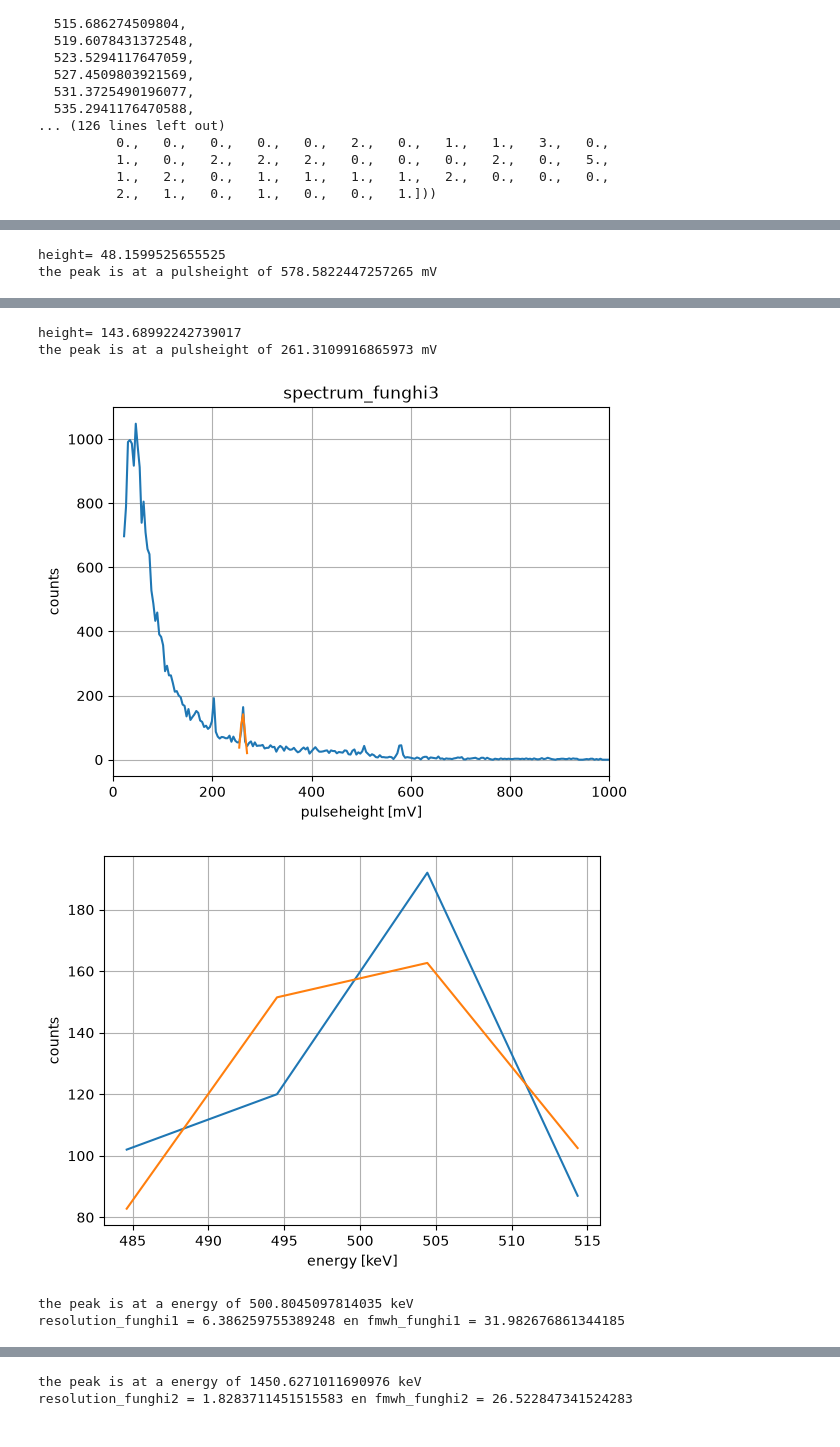
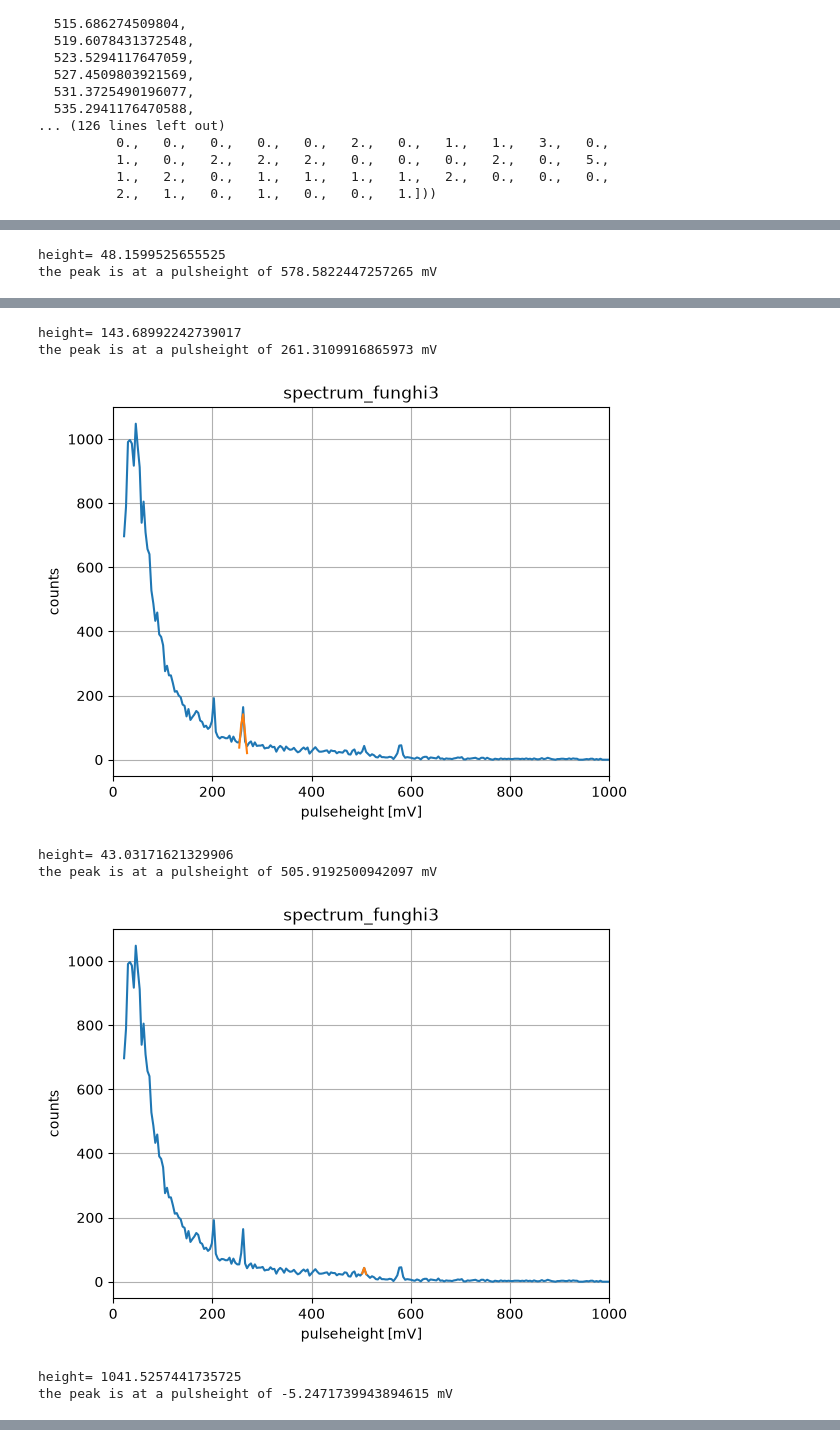
Before and after one commit to edwarddrenth/NSP2-particle-physics, a Jupyter notebook: fit.ipynb, the cells around one changed output, grey strips where cells are left out. Drawn from its saved outputs; the diff is of its cells as text; code cells hidden in the pictures.

```diff
--- a/fit.ipynb
+++ b/fit.ipynb
@@ -321,6 +321,14 @@ pulseheight_funghi3, std_funghi3, pulseheight_list_funghi3, counts_funghi3 = fit
     "spectrum_funghi3", 253, 270
 )
 
+pulseheight_funghi4, std_funghi4, pulseheight_list_funghi4, counts_funghi4 = fitten_pulseheight(
+    "spectrum_funghi3", 500, 513
+)
+
+
+pulseheight_funghi5, std_funghi5, pulseheight_list_funghi5, counts_funghi5 = fitten_pulseheight(
+    "spectrum_funghi3", 0, 1000
+)
 
 fmwh_funghi1, energy_funghi1 = fitten_Energy(pulseheight_list_funghi1, counts_funghi1, a, b)
 resolution_funghi1 = fmwh_funghi1 / energy_funghi1 * 100
@@ -331,37 +339,46 @@ resolution_funghi2 = fmwh_funghi2 / energy_funghi2 * 100
 print(f"resolution_funghi2 = {resolution_funghi2} en fmwh_funghi2 = {fmwh_funghi2}")
 
 fmwh_funghi3, energy_funghi3 = fitten_Energy(pulseheight_list_funghi3, counts_funghi3, a, b)
 resolution_funghi3 = fmwh_funghi3 / energy_funghi3 * 100
 print(f"resolution_funghi3 = {resolution_funghi3} en fmwh_funghi3 = {fmwh_funghi3}")
 
+fmwh_funghi4, energy_funghi4 = fitten_Energy(pulseheight_list_funghi4, counts_funghi4, a, b)
+resolution_funghi4 = fmwh_funghi4 / energy_funghi4 * 100
+print(f"resolution_funghi4 = {resolution_funghi4} en fmwh_funghi4 = {fmwh_funghi4}")
 
-pulseheight_funghi = np.array([ pulseheight_funghi1, pulseheight_funghi2, pulseheight_funghi3])
-pulseheight_funghi_std = np.array([std_funghi1, std_funghi2, std_funghi3])
+fmwh_funghi5, energy_funghi5 = fitten_Energy(pulseheight_list_funghi5, counts_funghi5, a, b)
+resolution_funghi5 = fmwh_funghi5 / energy_funghi5 * 100
+print(f"resolution_funghi5 = {resolution_funghi5} en fmwh_funghi4 = {fmwh_funghi5}")
 
-energy_funghi = np.array([energy_funghi1, energy_funghi2, energy_funghi3])
-Energy_funghi_std = [float(EnergyError(pulseheight_funghi1, std_funghi1)), float(EnergyError(pulseheight_funghi2, std_funghi2)), float(EnergyError(pulseheight_funghi3, std_funghi3))]
+pulseheight_funghi = np.array([ pulseheight_funghi1, pulseheight_funghi2, pulseheight_funghi3, pulseheight_funghi4, pulseheight_funghi5])
+pulseheight_funghi_std = np.array([std_funghi1, std_funghi2, std_funghi3, std_funghi4, std_funghi5])
+
+energy_funghi = np.array([energy_funghi1, energy_funghi2, energy_funghi3, energy_funghi4, energy_funghi5])
+Energy_funghi_std = [float(EnergyError(pulseheight_funghi1, std_funghi1)), float(EnergyError(pulseheight_funghi2, std_funghi2)), float(EnergyError(pulseheight_funghi3, std_funghi3)), float(EnergyError(pulseheight_funghi4, std_funghi4)), float(EnergyError(pulseheight_funghi5, std_funghi5))]
 
 print(Energy_funghi_std)
 
 plt.errorbar(pulseheight_funghi, energy_funghi, xerr = pulseheight_funghi_std, yerr= Energy_funghi_std, fmt= 'o' )
 plt.errorbar(pulseheight_array, Energy, xerr = pulseheight_std, fmt="o")
 plt.plot(x, y)
 plt.xlabel("pulseheight (mV)")
 plt.ylabel("energy (keV)")
 plt.xlim(0, 800)
 plt.ylim(0, 2000)
 plt.grid(True)
 plt.show()
 # %% [output]
 height= 168.59831366112232
 the peak is at a pulsheight of 201.57008740552317 mV
 [figure]
 height= 48.1599525655525
 the peak is at a pulsheight of 578.5822447257265 mV
 [figure]
 height= 143.68992242739017
 the peak is at a pulsheight of 261.3109916865973 mV
 [figure]
+height= 43.03171621329906
+the peak is at a pulsheight of 505.9192500942097 mV
-[figure, old version]
+[figure, new version]
-the peak is at a energy of 500.8045097814035 keV
-resolution_funghi1 = 6.386259755389248 en fmwh_funghi1 = 31.982676861344185
+height= 1041.5257441735725
+the peak is at a pulsheight of -5.2471739943894615 mV
@@ -369,2 +385,0 @@ resolution_funghi1 = 6.386259755389248 en fmwh_funghi1 = 31.982676861344185
-the peak is at a energy of 1450.6271011690976 keV
-resolution_funghi2 = 1.8283711451515583 en fmwh_funghi2 = 26.522847341524283
```
Also changed, not shown: parts of 2 cells of this notebook, 4 other files.
